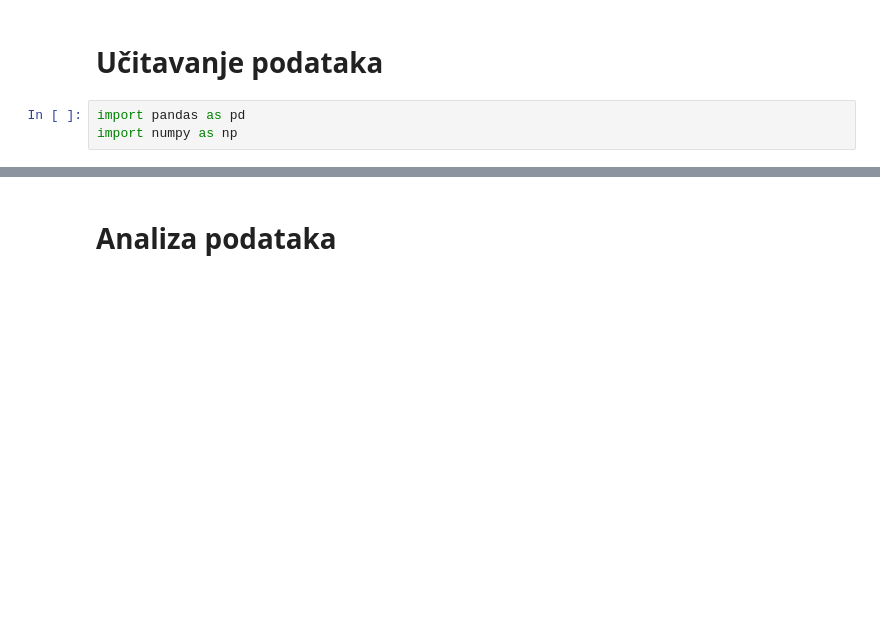
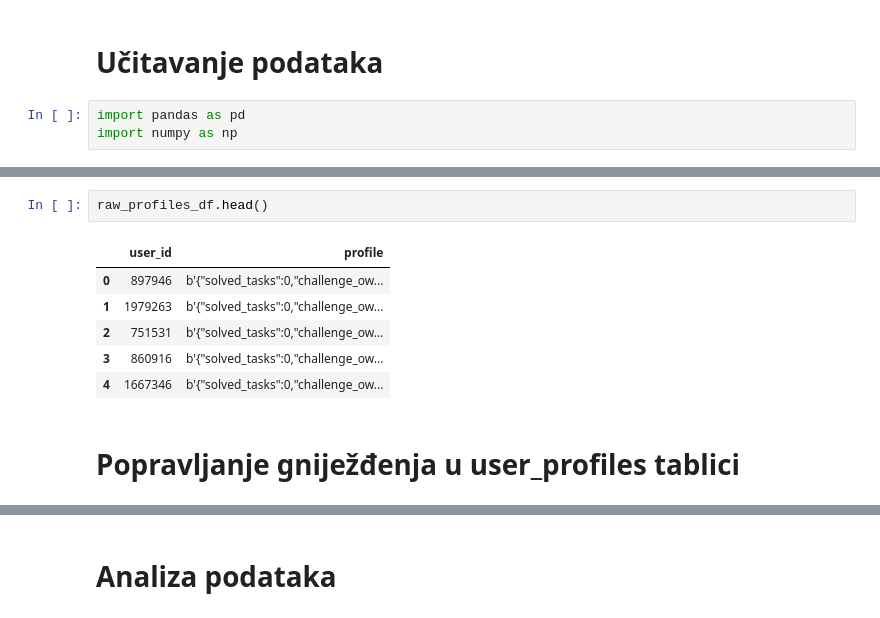
Before and after one commit to dfili/DIPRAD, a Jupyter notebook: HTB/htb_analiza.ipynb, the cells around one changed output, grey strips where cells are left out. Drawn from its saved outputs; the diff is of its cells as text; blank space fills up the shorter version.

```diff
--- a/HTB/htb_analiza.ipynb
+++ b/HTB/htb_analiza.ipynb
@@ -169,0 +192,11 @@ import numpy as np
+# %%
+raw_profiles_df.head()
+# %% [output]
+|  | user_id | profile |
+| 0 | 897946 | b'{"solved_tasks":0,"challenge_ow... |
+| 1 | 1979263 | b'{"solved_tasks":0,"challenge_ow... |
+| 2 | 751531 | b'{"solved_tasks":0,"challenge_ow... |
+| 3 | 860916 | b'{"solved_tasks":0,"challenge_ow... |
+| 4 | 1667346 | b'{"solved_tasks":0,"challenge_ow... |
+# %% [markdown]
+# Popravljanje gniježđenja u user_profiles tablici
```
Also changed, not shown: parts of 6 cells of this notebook, 8 other files.
